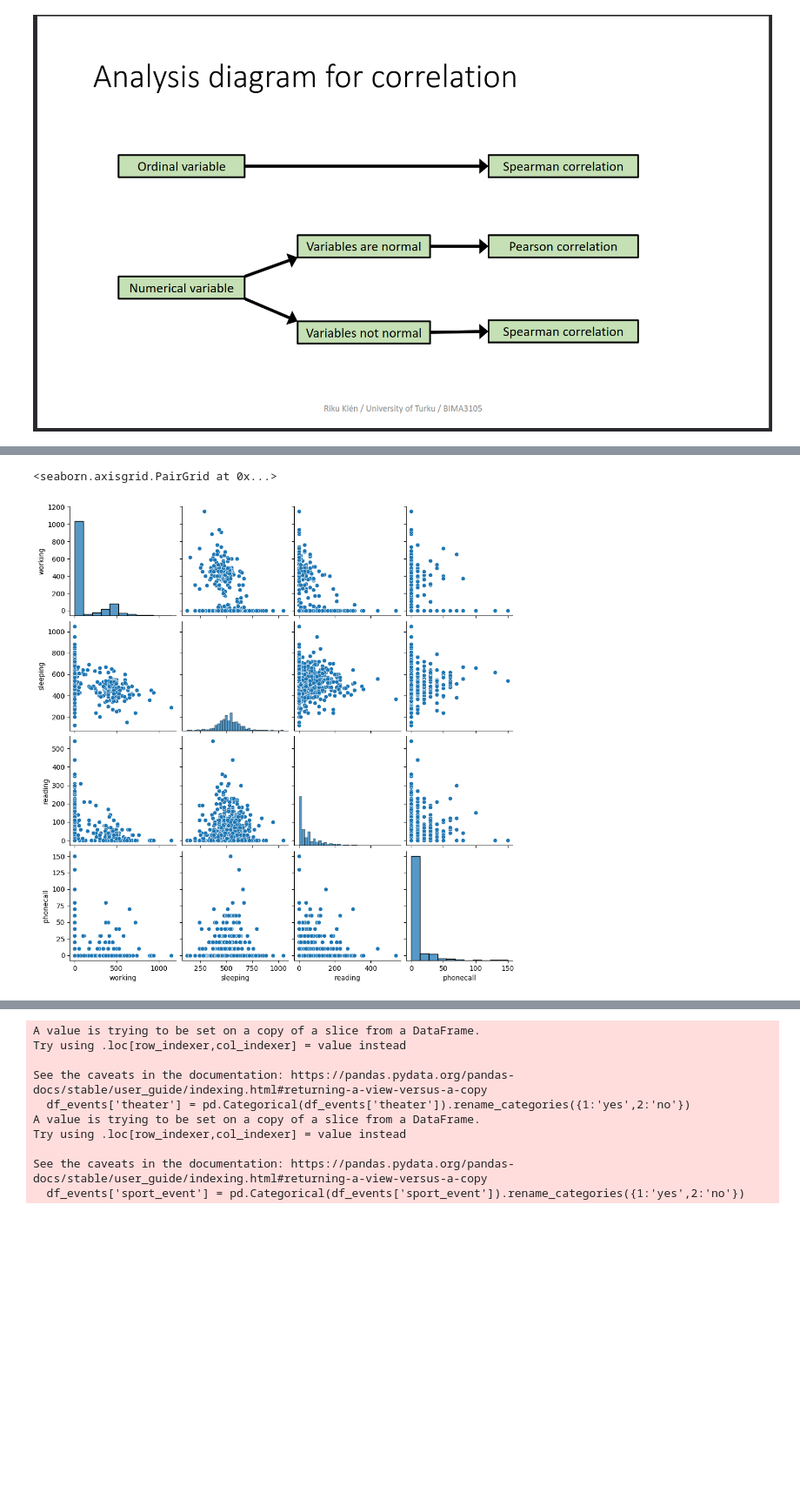
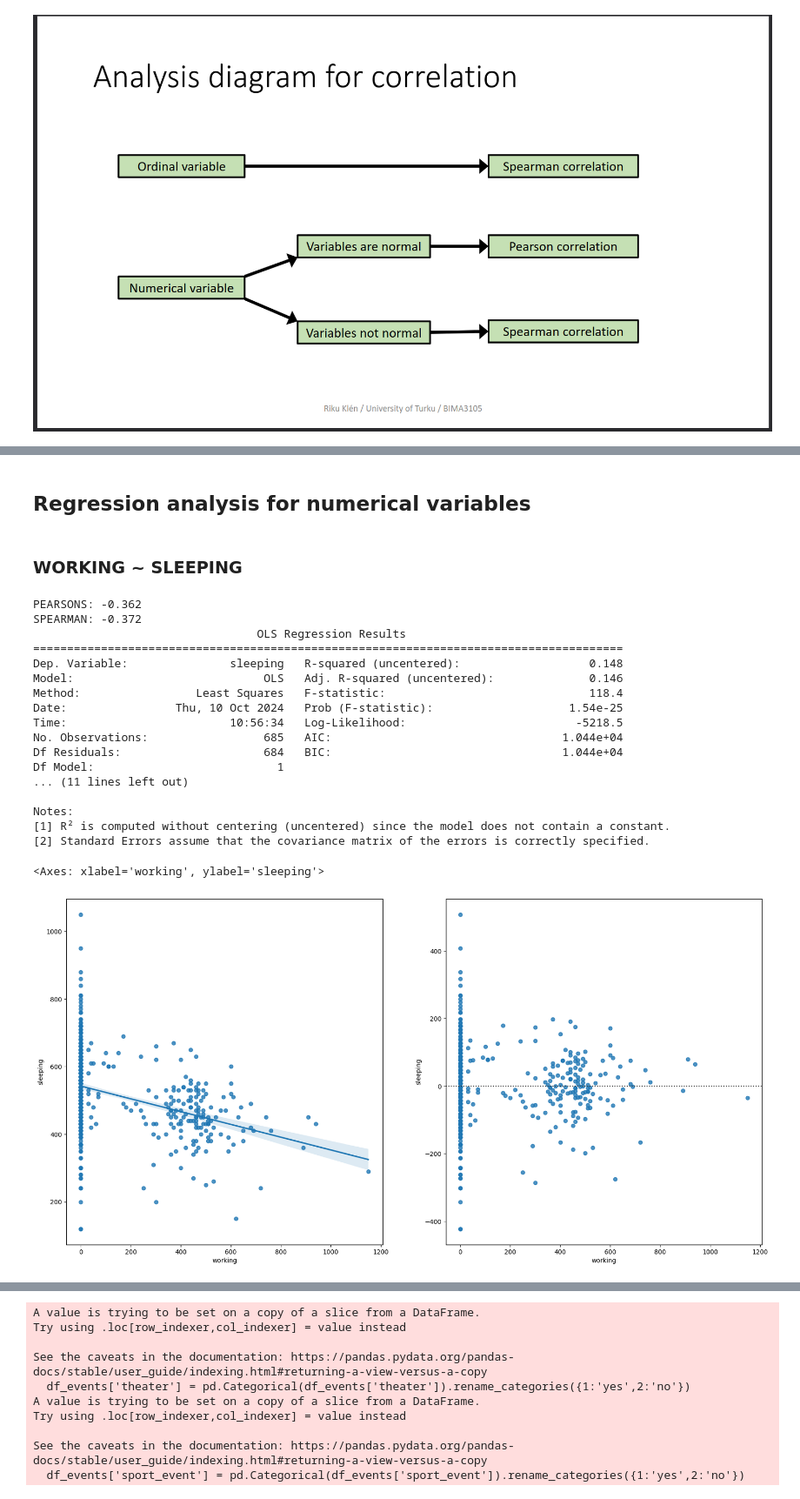
Before and after one commit to heinohen/household_habits_SDA, a Jupyter notebook: habits.ipynb, the cells around one changed output, grey strips where cells are left out. Shown at 87% size. Drawn from its saved outputs; the diff is of its cells as text; code cells hidden in the pictures; blank space fills up the shorter version.

```diff
--- a/habits.ipynb
+++ b/habits.ipynb
@@ -467,7 +454,0 @@ corr
-# %%
-import seaborn as sns
-#https://seaborn.pydata.org/generated/seaborn.pairplot.html
-sns.pairplot(df_act)
-# %% [output]
-<seaborn.axisgrid.PairGrid at 0x...>
-[figure, removed]
@@ -477,0 +455,2 @@ sns.pairplot(df_act)
+# %% [markdown]
+##  Regression analysis for numerical variables
@@ -477,0 +461,34 @@ sns.pairplot(df_act)
+# %% [markdown]
+### WORKING ~ SLEEPING
+# %%
+print(f"PEARSONS: {df_act['working'].corr(df_act['sleeping'],method='pearson').round(3)}")
+print(f"SPEARMAN: {df_act['working'].corr(df_act['sleeping'],method='spearman').round(3)}")
+model = OLS(df_act['sleeping'], df_act['working'])
+results = model.fit()
+print(results.summary())
+
+# https://seaborn.pydata.org/generated/seaborn.regplot.html
+# https://seaborn.pydata.org/generated/seaborn.residplot.html
+fig,ax=MP.subplots(nrows=1,ncols=2,figsize=(20,10))
+sns.regplot(x='working',y='sleeping',data=df_act, ax=ax[0])
+sns.residplot(data=df_act, x="working", y="sleeping",ax=ax[1])
+# %% [output]
+PEARSONS: -0.362
+SPEARMAN: -0.372
+                                 OLS Regression Results
+=======================================================================================
+Dep. Variable:               sleeping   R-squared (uncentered):                   0.148
+Model:                            OLS   Adj. R-squared (uncentered):              0.146
+Method:                 Least Squares   F-statistic:                              118.4
+Date:                Thu, 10 Oct 2024   Prob (F-statistic):                    1.54e-25
+Time:                        10:56:34   Log-Likelihood:                         -5218.5
+No. Observations:                 685   AIC:                                  1.044e+04
+Df Residuals:                     684   BIC:                                  1.044e+04
+Df Model:                           1
+... (11 lines left out)
+
+Notes:
+[1] R² is computed without centering (uncentered) since the model does not contain a constant.
+[2] Standard Errors assume that the covariance matrix of the errors is correctly specified.
+<Axes: xlabel='working', ylabel='sleeping'>
+[figure, added]
```
Also changed, not shown: parts of 34 cells of this notebook, 1 other file.
